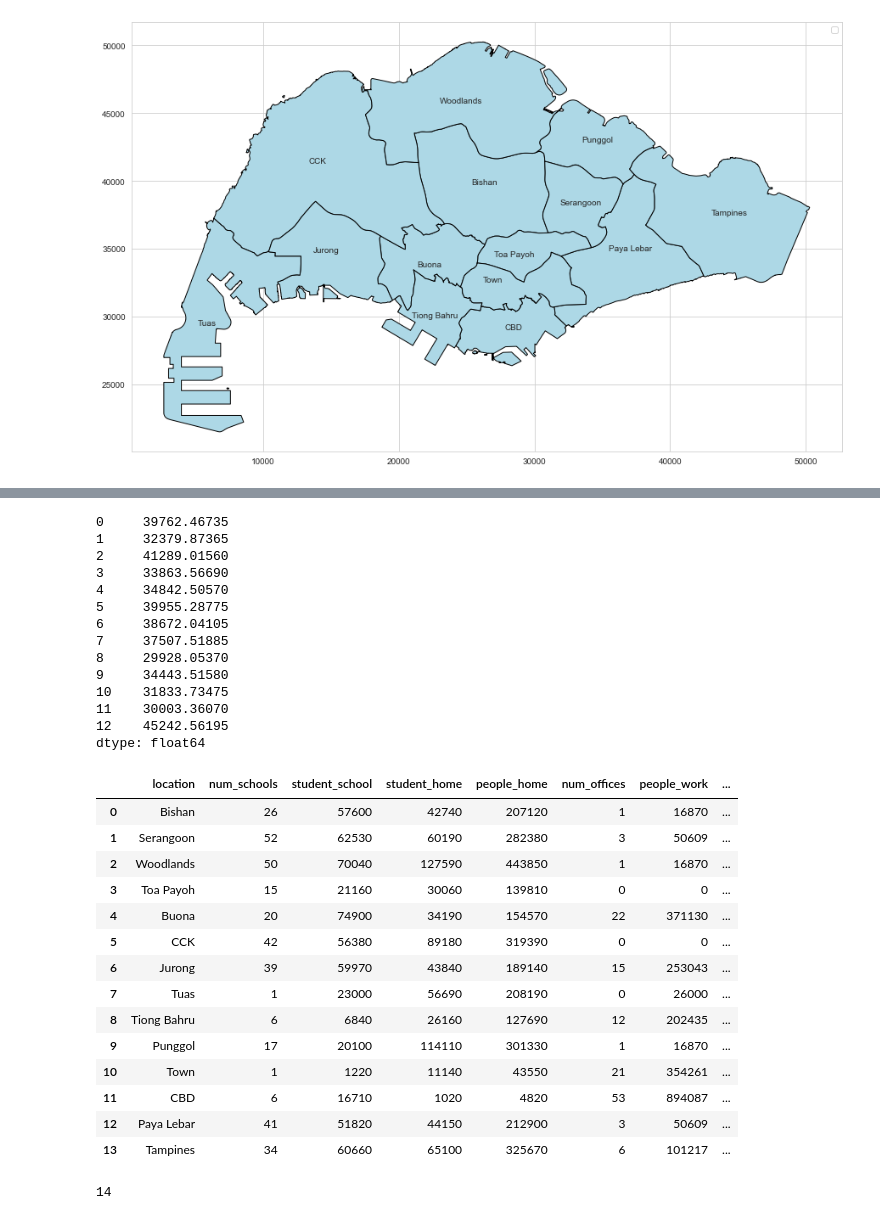
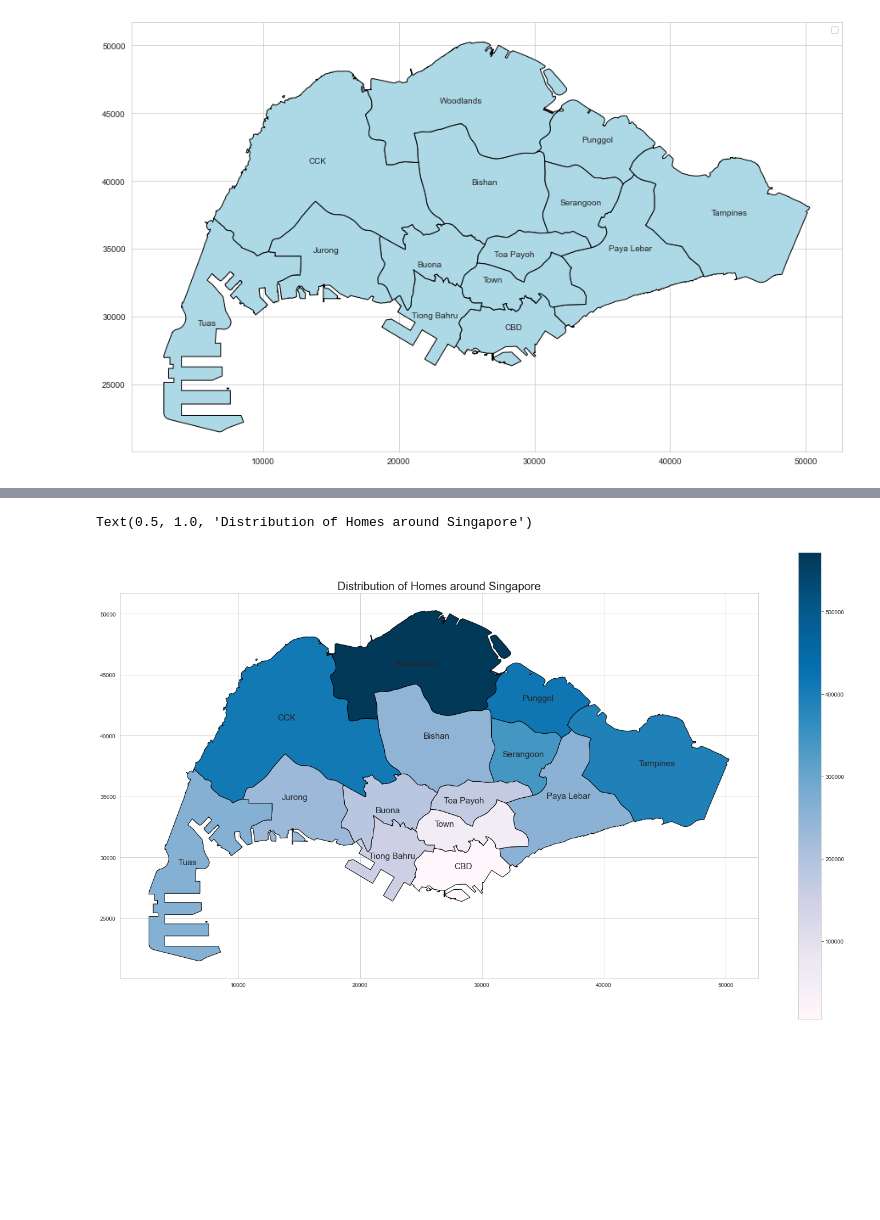
Before and after one commit to reoneo97/transport-abm, a Jupyter notebook: data_vis.ipynb, the cells around one changed output, grey strips where cells are left out. Saved outputs shown, nothing was run; the diff lists cells and outputs as text; code cells hidden in the pictures; blank space fills up the shorter version.

```diff
--- a/data_vis.ipynb
+++ b/data_vis.ipynb
@@ -166,39 +74,11 @@ my_map[["location","PLN_AREA_N"]]
-# %%
-my_map2["geometry"].representative_point().y
-# %% [output]
-0     39762.46735
-1     32379.87365
-2     41289.01560
-3     33863.56690
-4     34842.50570
-5     39955.28775
-6     38672.04105
-7     37507.51885
-8     29928.05370
-9     34443.51580
-10    31833.73475
-11    30003.36070
-12    45242.56195
-dtype: float64
-# %%
-df
-# %% [output]
-|  | location | num_schools | student_school | student_home | people_home | num_offices | people_work | ... |
-| 0 | Bishan | 26 | 57600 | 42740 | 207120 | 1 | 16870 | ... |
-| 1 | Serangoon | 52 | 62530 | 60190 | 282380 | 3 | 50609 | ... |
-| 2 | Woodlands | 50 | 70040 | 127590 | 443850 | 1 | 16870 | ... |
-| 3 | Toa Payoh | 15 | 21160 | 30060 | 139810 | 0 | 0 | ... |
-| 4 | Buona | 20 | 74900 | 34190 | 154570 | 22 | 371130 | ... |
-| 5 | CCK | 42 | 56380 | 89180 | 319390 | 0 | 0 | ... |
-| 6 | Jurong | 39 | 59970 | 43840 | 189140 | 15 | 253043 | ... |
-| 7 | Tuas | 1 | 23000 | 56690 | 208190 | 0 | 26000 | ... |
-| 8 | Tiong Bahru | 6 | 6840 | 26160 | 127690 | 12 | 202435 | ... |
-| 9 | Punggol | 17 | 20100 | 114110 | 301330 | 1 | 16870 | ... |
-| 10 | Town | 1 | 1220 | 11140 | 43550 | 21 | 354261 | ... |
-| 11 | CBD | 6 | 16710 | 1020 | 4820 | 53 | 894087 | ... |
-| 12 | Paya Lebar | 41 | 51820 | 44150 | 212900 | 3 | 50609 | ... |
-| 13 | Tampines | 34 | 60660 | 65100 | 325670 | 6 | 101217 | ... |
-# %%
-len(locations)
-# %% [output]
-14
+# %%
+map_df = my_map2.merge(df,on = "location")
+map_df["total_home"] = map_df["people_home"] + map_df["student_home"]
+# %%
+map_df.plot(edgecolor = 'black',legend = True,column = "total_home",cmap = "PuBu",figsize = (25,15))
+for idx,row in map_df.iterrows():
+     plt.annotate(s=row["location"],xy = row["coords"],horizontalalignment = "center",size = 15)
+plt.title("Distribution of Homes around Singapore",size = 20)
+# %% [output]
+Text(0.5, 1.0, 'Distribution of Homes around Singapore')
+[figure, added]
```
Also changed, not shown: parts of 19 cells of this notebook, 5 other files.
